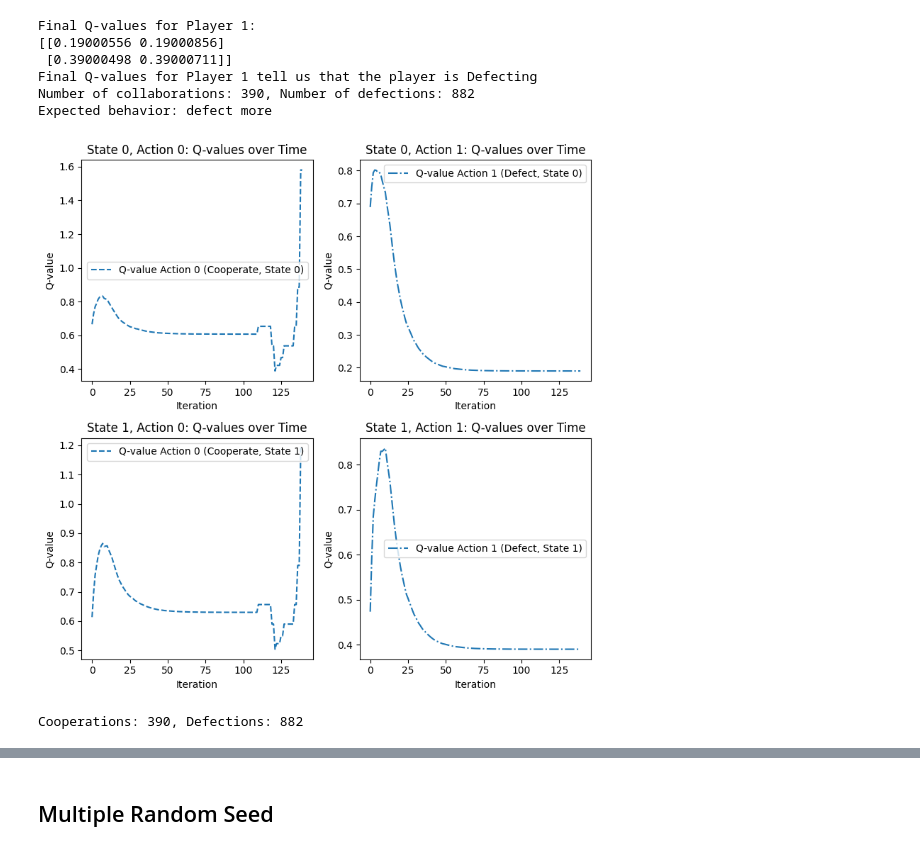
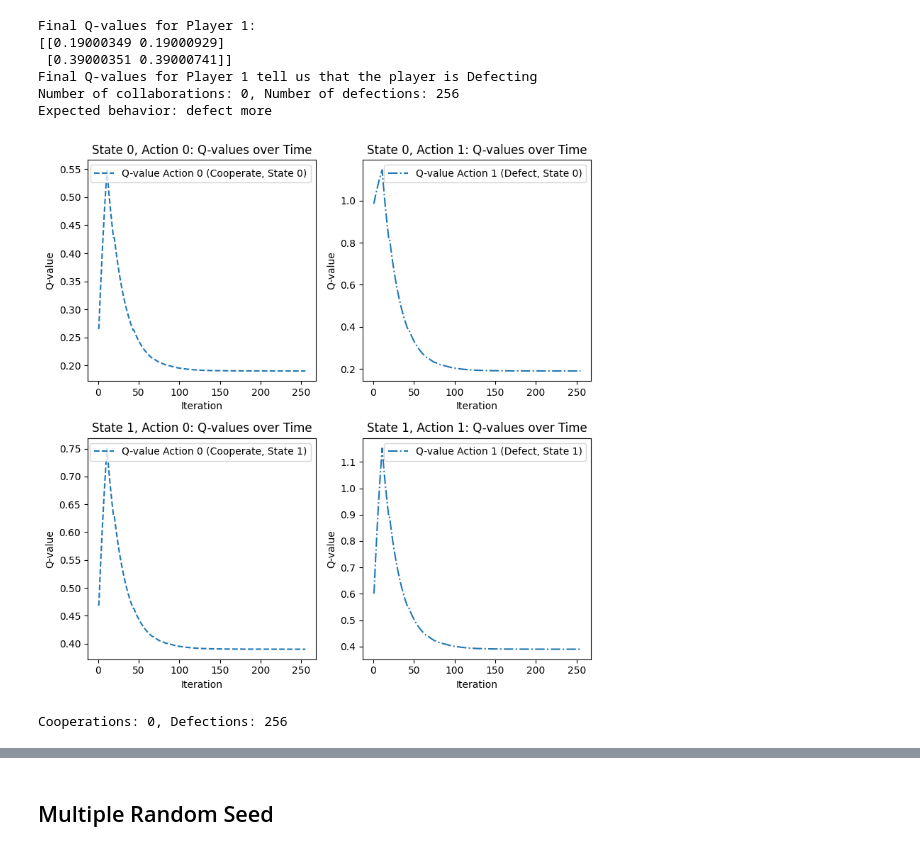
Before and after one commit to AE452/SDES, a Jupyter notebook: debug.ipynb, the cells around one changed output, grey strips where cells are left out. Drawn from its saved outputs; the diff is of its cells as text; code cells hidden in the pictures.

```diff
--- a/debug.ipynb
+++ b/debug.ipynb
@@ -5,29 +5,29 @@ from SingleAgent import *
 # %%
 # Initialize the solver with GrimTrigger_QValues
 strategy = GrimTrigger_QValues()
 solver = PrisonersDilemmaSolver(
     strategy=strategy,
     e_initial=0.1,
     lambda_val=0.1,
-    alpha=0.1,
+    alpha=0.05,
     delta=0.5,
-    K=500,
-    M=10,
+    K=50000,
+    M=1,
     e_decay=1,
     verbose=True
 )
 
 # Run the solver
 cooperations, defections, q1_history, mean_q_values = solver.run()
 
 # Check results
 print(f"Cooperations: {cooperations}, Defections: {defections}")
 # %% [output]
 Final Q-values for Player 1:
-[[0.19000556 0.19000856]
- [0.39000498 0.39000711]]
+[[0.19000349 0.19000929]
+ [0.39000351 0.39000741]]
 Final Q-values for Player 1 tell us that the player is Defecting
-Number of collaborations: 390, Number of defections: 882
+Number of collaborations: 0, Number of defections: 256
 Expected behavior: defect more
-[figure, old version]
+[figure, new version]
-Cooperations: 390, Defections: 882
+Cooperations: 0, Defections: 256
```
Also changed, not shown: parts of 3 cells of this notebook.
